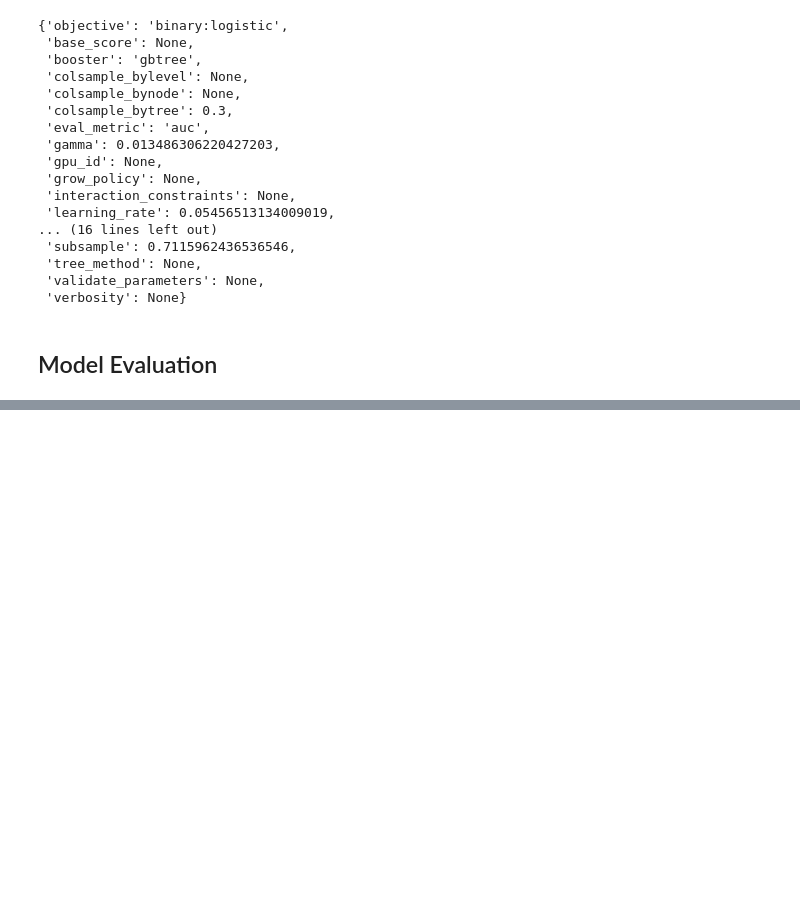
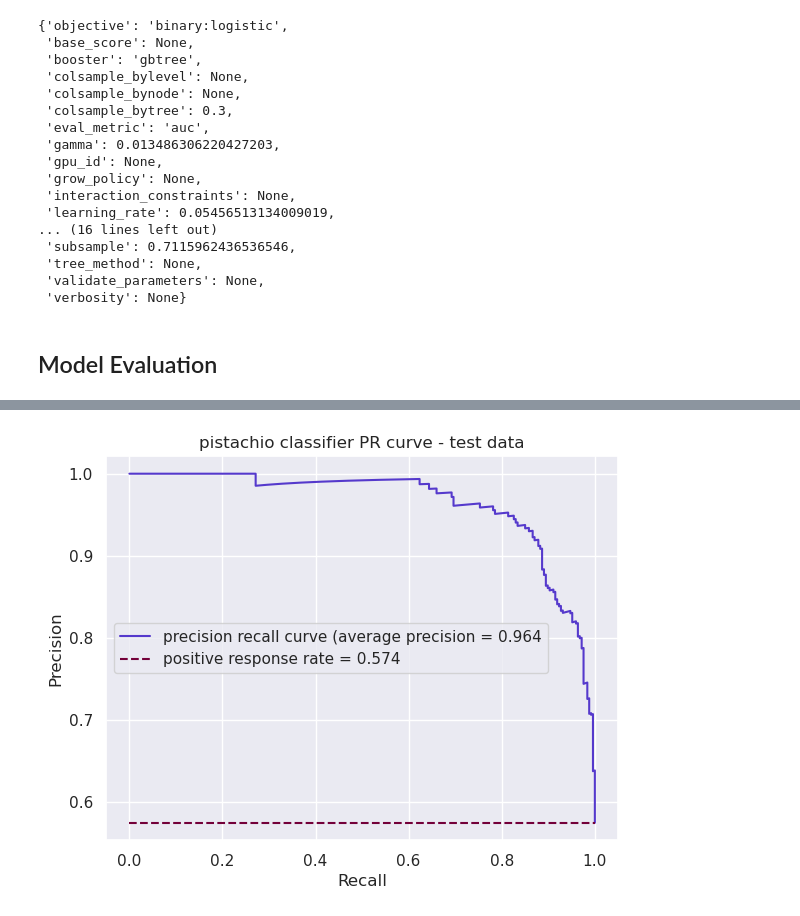
Before and after one commit to petethegreat/pistachio_mlops, a Jupyter notebook: notebook/pistachio.ipynb, the cells around one changed output, grey strips where cells are left out. Saved outputs shown, nothing was run; the diff lists cells and outputs as text; code cells hidden in the pictures; blank space fills up the shorter version.

```diff
--- a/notebook/pistachio.ipynb
+++ b/notebook/pistachio.ipynb
@@ -1070,0 +1200,5 @@ NameError: name 'scipy' is not defined
+# %%
+fig, ax = make_precision_recall_plot(test_predicted_probs, test_y, title='pistachio classifier PR curve - test data', positive_rate=test_positive_response_rate)
+fig.savefig('./figures/test_PR_plot.png')
+# %% [output]
+[figure, added]
```
Also changed, not shown: parts of 33 cells of this notebook, 5 other files.
